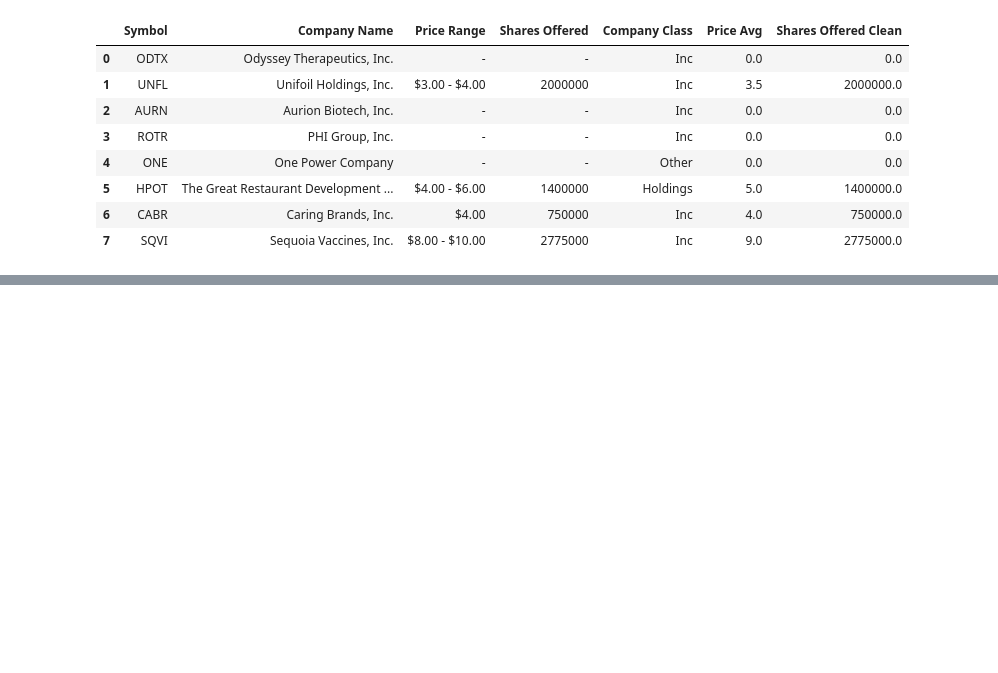
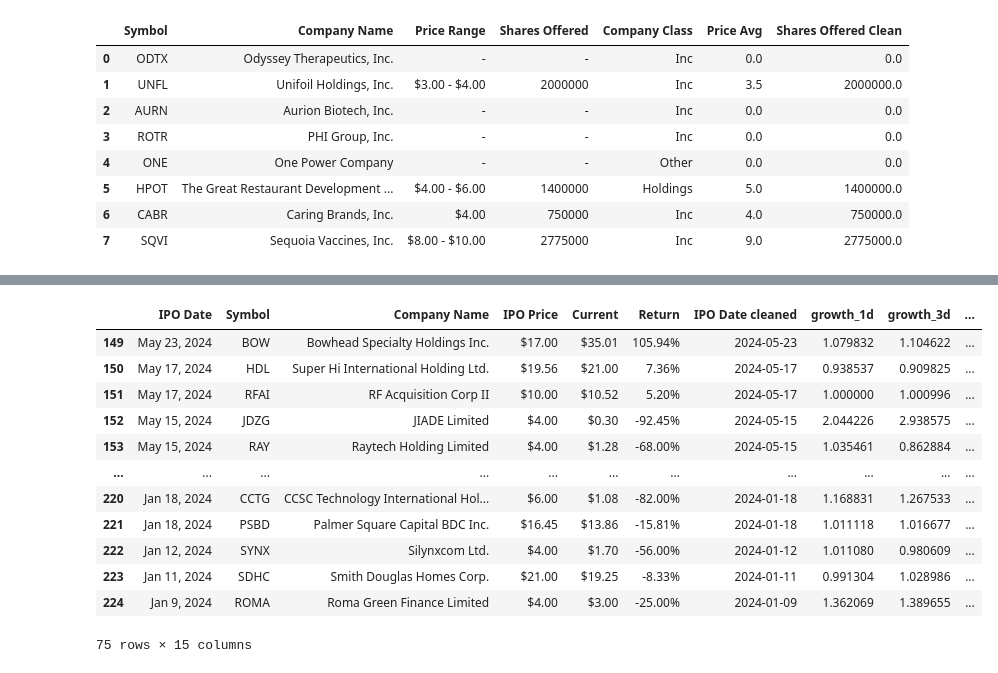
Before and after one commit to primusanto/stock-market-analysis-datatalks-homework, a Jupyter notebook: homework2.ipynb, the cells around one changed output, grey strips where cells are left out. Saved outputs shown, nothing was run; the diff lists cells and outputs as text; code cells hidden in the pictures; blank space fills up the shorter version.

```diff
--- a/homework2.ipynb
+++ b/homework2.ipynb
@@ -167,0 +187,4 @@ Name: Withdraw Value, dtype: float64
+# %%
+ipo_data["IPO Date cleaned"] = pd.to_datetime(ipo_data["IPO Date"])
+
+ipo_data_cleaned = ipo_data[(ipo_data["IPO Date cleaned"] < "2024-06-01") & (ipo_data["IPO Price"] != '-')]
@@ -167,0 +198,23 @@ Name: Withdraw Value, dtype: float64
+# %%
+# Calculate growth and volatility for a given ticker
+def calc_growth(ticker, data, period_days):
+    r = data[ticker][data.index >= data[ticker].first_valid_index()]
+
+    try:
+        return r[period_days] /r[0]
+    except IndexError:
+        #print(f"IndexError: {ticker} does not have enough data for the specified period.")
+        return None
+
+def calc_voltatility(ticker, data, volatility_date):
+    tr = data[ticker][data.index >= data[ticker].first_valid_index()]
+    r = tr.rolling(30).std() * np.sqrt(252)
+
+    return r[r.index == volatility_date].values[0]
+# %%
+import yfinance as yf
+#get data from yahoo finance
+index_tickers = dict(zip(ipo_data_cleaned['Company Name'], ipo_data_cleaned['Symbol']))
+
+tickers = list(index_tickers.values())
+history_data = yf.download(tickers=tickers, interval='1d',period='max')['Close']
@@ -167,0 +223,11 @@ Name: Withdraw Value, dtype: float64
+# %%
+voltatility_date = '2025-06-06'
+# Calculate growth for a given ticker
+for i in [1, 3, 7, 30, 90, 252]:
+    ipo_data_cleaned[f'growth_{i}d'] = ipo_data_cleaned['Symbol'].apply(lambda x: calc_growth(x, history_data, i))
+
+# Calculate volatility for a given ticker
+ipo_data_cleaned['volatility'] = ipo_data_cleaned['Symbol'].apply(lambda x: calc_voltatility(x, history_data, voltatility_date))
+
+#calculate sharpe ratio
+ipo_data_cleaned['Sharpe Ratio'] = ipo_data_cleaned['growth_252d'] / ipo_data_cleaned['volatility']
@@ -167,0 +250,16 @@ Name: Withdraw Value, dtype: float64
+# %%
+ipo_data_cleaned
+# %% [output]
+|  | IPO Date | Symbol | Company Name | IPO Price | Current | Return | IPO Date cleaned | growth_1d | growth_3d | ... |
+| 149 | May 23, 2024 | BOW | Bowhead Specialty Holdings Inc. | $17.00 | $35.01 | 105.94% | 2024-05-23 | 1.079832 | 1.104622 | ... |
+| 150 | May 17, 2024 | HDL | Super Hi International Holding Ltd. | $19.56 | $21.00 | 7.36% | 2024-05-17 | 0.938537 | 0.909825 | ... |
+| 151 | May 17, 2024 | RFAI | RF Acquisition Corp II | $10.00 | $10.52 | 5.20% | 2024-05-17 | 1.000000 | 1.000996 | ... |
+| 152 | May 15, 2024 | JDZG | JIADE Limited | $4.00 | $0.30 | -92.45% | 2024-05-15 | 2.044226 | 2.938575 | ... |
+| 153 | May 15, 2024 | RAY | Raytech Holding Limited | $4.00 | $1.28 | -68.00% | 2024-05-15 | 1.035461 | 0.862884 | ... |
+| ... | ... | ... | ... | ... | ... | ... | ... | ... | ... | ... |
+| 220 | Jan 18, 2024 | CCTG | CCSC Technology International Hol... | $6.00 | $1.08 | -82.00% | 2024-01-18 | 1.168831 | 1.267533 | ... |
+| 221 | Jan 18, 2024 | PSBD | Palmer Square Capital BDC Inc. | $16.45 | $13.86 | -15.81% | 2024-01-18 | 1.011118 | 1.016677 | ... |
+| 222 | Jan 12, 2024 | SYNX | Silynxcom Ltd. | $4.00 | $1.70 | -56.00% | 2024-01-12 | 1.011080 | 0.980609 | ... |
+| 223 | Jan 11, 2024 | SDHC | Smith Douglas Homes Corp. | $21.00 | $19.25 | -8.33% | 2024-01-11 | 0.991304 | 1.028986 | ... |
+| 224 | Jan 9, 2024 | ROMA | Roma Green Finance Limited | $4.00 | $3.00 | -25.00% | 2024-01-09 | 1.362069 | 1.389655 | ... |
+75 rows × 15 columns
```
Also changed, not shown: parts of 21 cells of this notebook.
